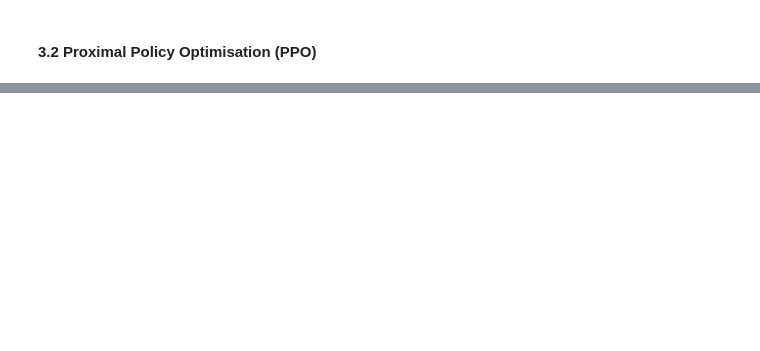
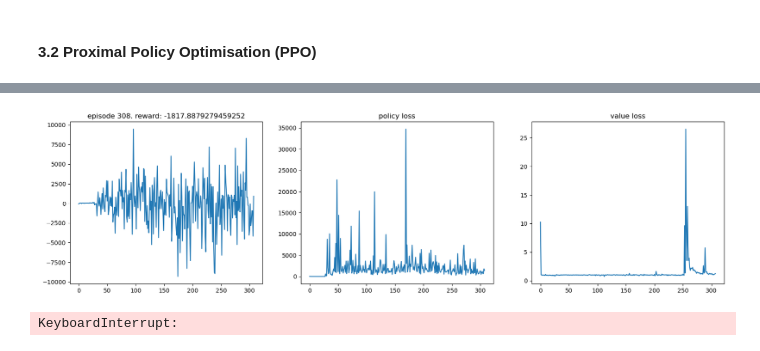
Before and after one commit to quintengeerts2000/MasterThesis-DRL_applications_to_stat_arb, a Jupyter notebook: monte_carlo_simulators/OU_stoch_control.ipynb, the cells around one changed output, grey strips where cells are left out. Saved outputs shown, nothing was run; the diff lists cells and outputs as text; code cells hidden in the pictures; blank space fills up the shorter version.

```diff
--- a/monte_carlo_simulators/OU_stoch_control.ipynb
+++ b/monte_carlo_simulators/OU_stoch_control.ipynb
@@ -434,0 +445,50 @@ ValueError: shapes (10,) and (100,1) not aligned: 10 (dim 0) != 100 (dim 0)
+# %%
+MAX_EPISODES = 1000
+LEARNING_RATE = 0.001
+DISCOUNT_FACTOR = 0.9
+N_TRIALS = 25
+PPO_STEPS = 10
+PPO_CLIP = 0.2
+
+INPUT_DIM  = N#2 * N + 1# first N input values is X_t and the next is pi_t
+HIDDEN_DIM = 250
+OUTPUT_DIM_ACTOR = N
+OUTPUT_DIM_CRITIC = 1
+
+policy_losses = []
+value_losses = []
+train_rewards = []
+test_rewards = []
+
+process = ornstein_uhlenbeck_process(theta,mu,sigma,delta_t)
+train_env = TradingEnvironment(process,T,r,p)
+train_env.eval()
+eval_env = TradingEnvironment(process,T,r,p)
+eval_env.eval()
+
+# init agent
+actor = PolicyModel(INPUT_DIM, HIDDEN_DIM, OUTPUT_DIM_ACTOR)
+critic = ValueModel(INPUT_DIM, HIDDEN_DIM, OUTPUT_DIM_CRITIC)
+agent = ActorCritic(actor, critic)
+agent.apply(init_weights)
+optimizer = optim.Adam(agent.parameters(), lr = LEARNING_RATE)
+
+for episode in range(1, MAX_EPISODES+1):
+
+    policy_loss, value_loss, train_reward = train_ppo(train_env, agent, optimizer, DISCOUNT_FACTOR, PPO_STEPS, PPO_CLIP)
+
+    test_reward = evaluate(eval_env, agent)
+
+    train_rewards.append(train_reward)
+    test_rewards.append(test_reward)
+    policy_losses.append(policy_loss)
+    value_losses.append(value_loss)
+
+
+    mean_train_rewards = np.mean(train_rewards[-N_TRIALS:])
+    mean_test_rewards = np.mean(test_rewards[-N_TRIALS:])
+
+    plot(episode, test_rewards, policy_losses, value_losses)
+# %% [output]
+[figure, added]
+KeyboardInterrupt:
```
Also changed, not shown: parts of 9 cells of this notebook, 1 other file.
